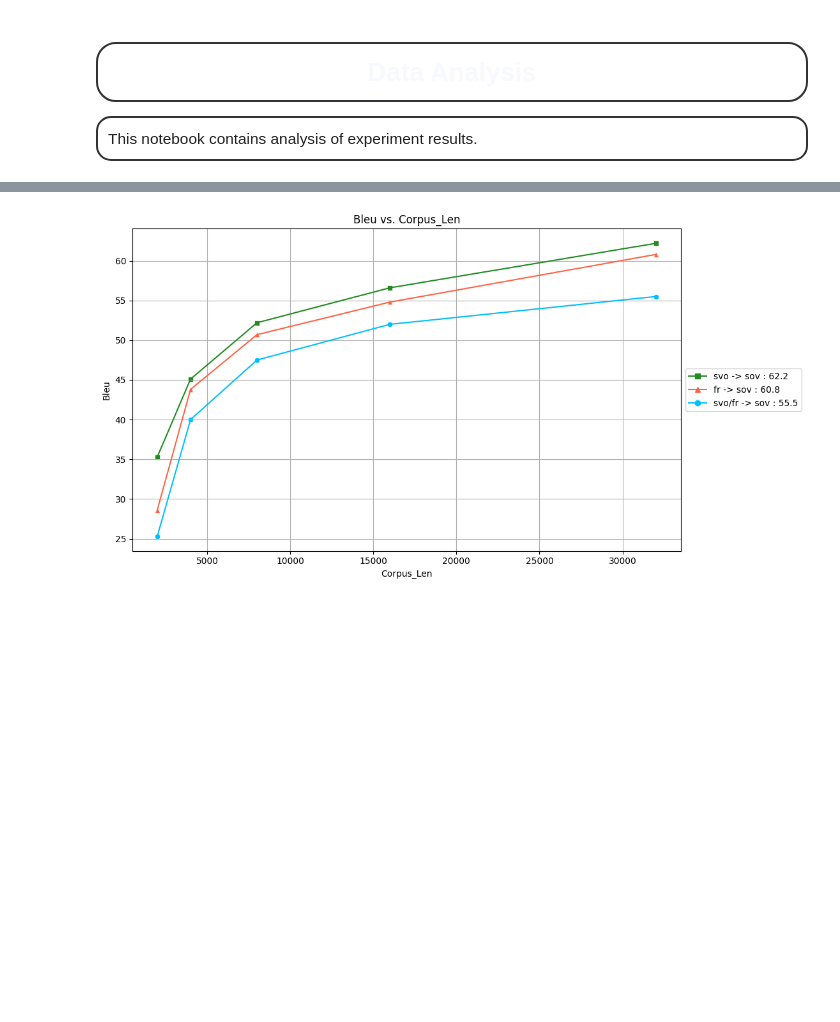
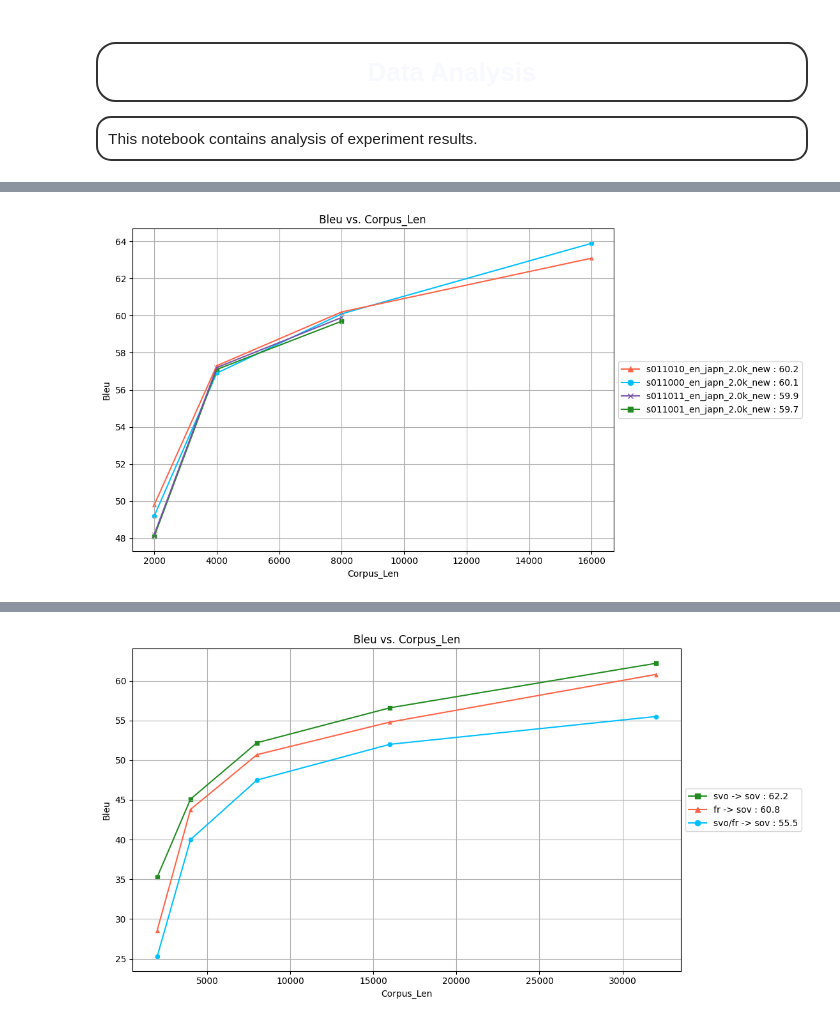
Before and after one commit to Mark-Hopkins-at-Williams/testperanto, a Jupyter notebook: experiment_pipeline/src/analysis.ipynb, the cells around one changed output, grey strips where cells are left out. Cells and saved outputs as stored; diff of their text form; code cells hidden in the pictures; blank space fills up the shorter version.

```diff
--- a/experiment_pipeline/src/analysis.ipynb
+++ b/experiment_pipeline/src/analysis.ipynb
@@ -149,0 +256,4 @@ trained['last'] = trained['tgt'].apply(lambda lst : lst[0].split('.')[0][-1])
+# %%
+plot_switches(switches, condition='0110--')
+# %% [output]
+[figure, added]
```
Also changed, not shown: parts of 7 cells of this notebook, 8 other files.
